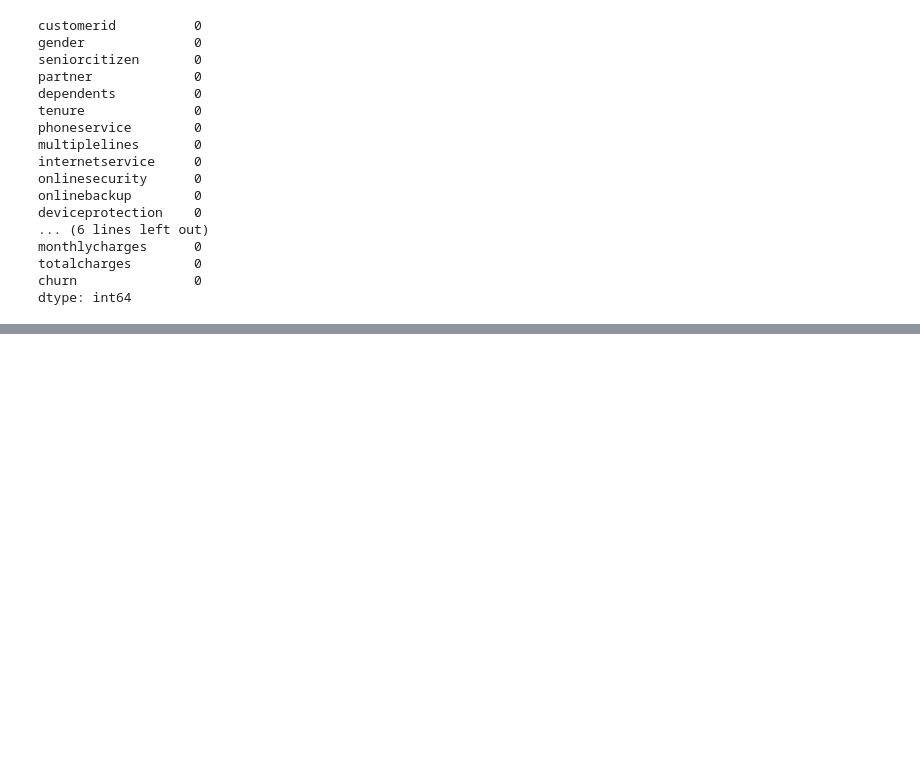
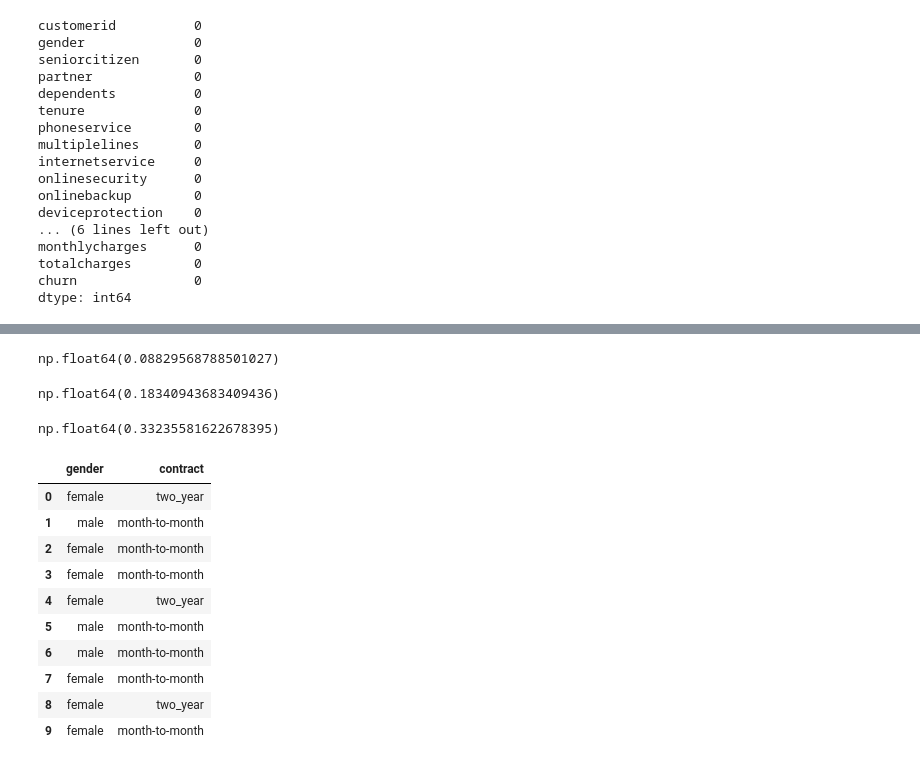
Before and after one commit to vkmohit1980/ml-zoomcamp-hw, a Jupyter notebook: 03-classification/03-churn-live.ipynb, the cells around one changed output, grey strips where cells are left out. Saved outputs shown, nothing was run; the diff lists cells and outputs as text; code cells hidden in the pictures; blank space fills up the shorter version.

```diff
--- a/03-classification/03-churn-live.ipynb
+++ b/03-classification/03-churn-live.ipynb
@@ -398,0 +740,12 @@ dtype: int64
+# %%
+df_full_train[(df_full_train.monthlycharges < 20) ].churn.mean()
+# %% [output]
+np.float64(0.08829568788501027)
+# %%
+df_full_train[(df_full_train.monthlycharges > 20) & (df_full_train.monthlycharges <=50)].churn.mean()
+# %% [output]
+np.float64(0.18340943683409436)
+# %%
+df_full_train[(df_full_train.monthlycharges > 50) & (df_full_train.monthlycharges <=100)].churn.mean()
+# %% [output]
+np.float64(0.33235581622678395)
@@ -398,0 +757,14 @@ dtype: int64
+# %%
+df_train[['gender','contract']].iloc[:10]
+# %% [output]
+|  | gender | contract |
+| 0 | female | two_year |
+| 1 | male | month-to-month |
+| 2 | female | month-to-month |
+| 3 | female | month-to-month |
+| 4 | female | two_year |
+| 5 | male | month-to-month |
+| 6 | male | month-to-month |
+| 7 | female | month-to-month |
+| 8 | female | two_year |
+| 9 | female | month-to-month |
```
Also changed, not shown: parts of 67 cells of this notebook.
